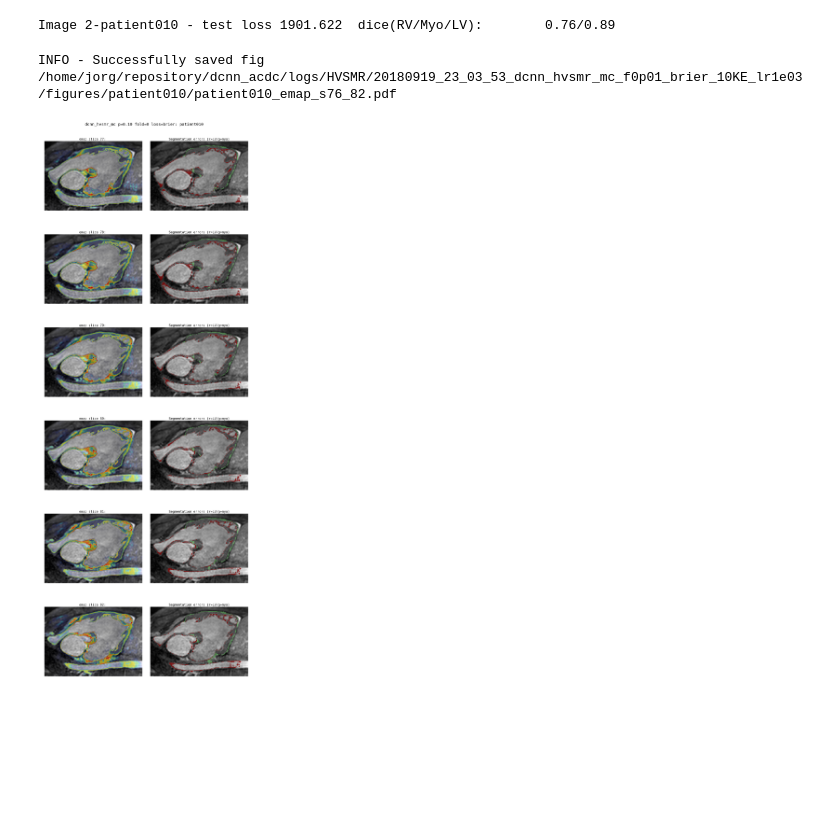
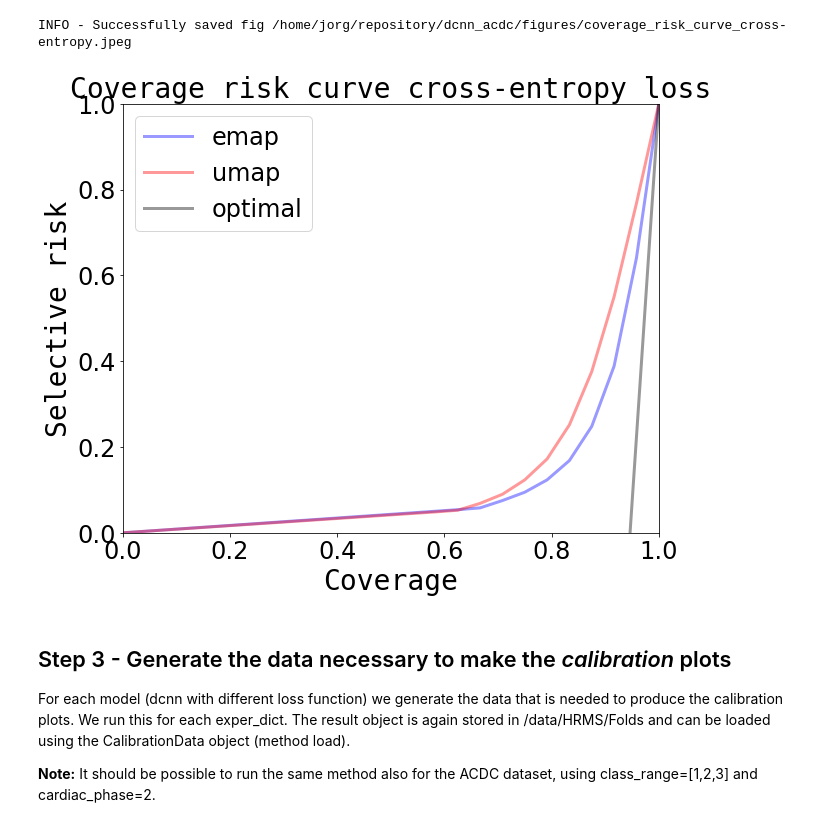
Before and after one commit to toologicbv/dcnn_acdc, a Jupyter notebook: notebooks/selective_classification_hvsmr.ipynb, the cells around one changed output. Saved outputs shown, nothing was run; the diff lists cells and outputs as text; code cells hidden in the pictures; blank space fills up the shorter version.

Commit message:
Evaluated HVSMR for fold 0 on three different loss functions. made coverage risk plots and calibration plots. Works so far

```diff
--- a/notebooks/selective_classification_hvsmr.ipynb
+++ b/notebooks/selective_classification_hvsmr.ipynb
@@ -123,0 +40,11 @@ INFO - Applying threshold 0.3526
+# %%
+from utils.hvsmr.exper_hdl_ensemble import get_experiment_handlers
+
+exper_ensemble_brier, exper_ensemble_entropy, exper_ensemble_softdice = get_experiment_handlers()
+exper_hdl_mc_brier = exper_ensemble_brier.seg_exper_handlers[FOLD_ID]
+exper_hdl_mc_entropy = exper_ensemble_entropy.seg_exper_handlers[FOLD_ID]
+exper_hdl_mc_softdice = exper_ensemble_softdice.seg_exper_handlers[FOLD_ID]
+print("Model name: {}".format(exper_hdl_mc_brier.model_name))
+print("Model name: {}".format(exper_hdl_mc_entropy.model_name))
+print("Model name: {}".format(exper_hdl_mc_softdice.model_name))
+print("-------------------------------------------------------------------------")
@@ -145,7 +120,0 @@ INFO - Applying threshold 0.4000
-# %%
-exper_hdl_mc01_brier.test_set = None
-exper_hdl_mc01_brier.test(10000, image_num=1, mc_samples=10, sample_weights=True,
-                          compute_hd=False, store_details=False, do_filter=True, save_pred_labels=True,
-                          store_test_results=False, save_umaps=True)
-# %% [output]
-Image 2-patient010 - test loss 1901.622  dice(RV/Myo/LV):        0.76/0.89
@@ -154,9 +121,19 @@ exper_hdl_mc01_brier.create_agg_bayes_umap(patient_id="patient010", aggregate_fu
-# %%
-from plotting.entropy_map_plots import plot_slices
-
-plot_slices(exper_hdl_mc01_brier, patient_id="patient010", do_show=True,
-                             slice_range=[76, 82], type_of_map="emap", aggregate_func="mean",
-                             do_save=True)
-# %% [output]
-INFO - Successfully saved fig /home/jorg/repository/dcnn_acdc/logs/HVSMR/20180919_23_03_53_dcnn_hvsmr_mc_f0p01_brier_10KE_lr1e03/figures/patient010/patient010_emap_s76_82.pdf
-[figure, removed]
+# %%
+from plotting.coverage_risk import plot_coverage_risk_curve
+
+sel_cls_handler_umap_mean = SelectiveClassification.load(exper_ensemble_entropy, type_of_map="umap",
+                                                         aggregate_func="mean")
+sel_cls_handler_emap = SelectiveClassification.load(exper_ensemble_entropy, type_of_map="emap",
+                                                         aggregate_func=None)
+
+plot_coverage_risk_curve([sel_cls_handler_emap, sel_cls_handler_umap_mean], width=10, height=8,
+                         do_save=True, do_show=True)
+# %% [output]
+INFO - Successfully saved fig /home/jorg/repository/dcnn_acdc/figures/coverage_risk_curve_cross-entropy.jpeg
+[figure, added]
+# %% [markdown]
+## Step 3 - Generate the data necessary to make the *calibration* plots
+
+For each model (dcnn with different loss function) we generate the data that is needed to produce the calibration plots. We run this for each exper_dict. The result object is again stored in <root>/data/HRMS/Folds and can be loaded using the CalibrationData object (method load).
+
+**Note:** It should be possible to run the same method also for the ACDC dataset, using class_range=[1,2,3] and cardiac_phase=2.
```
Also changed, not shown: parts of 16 cells of this notebook, 12 other files.
